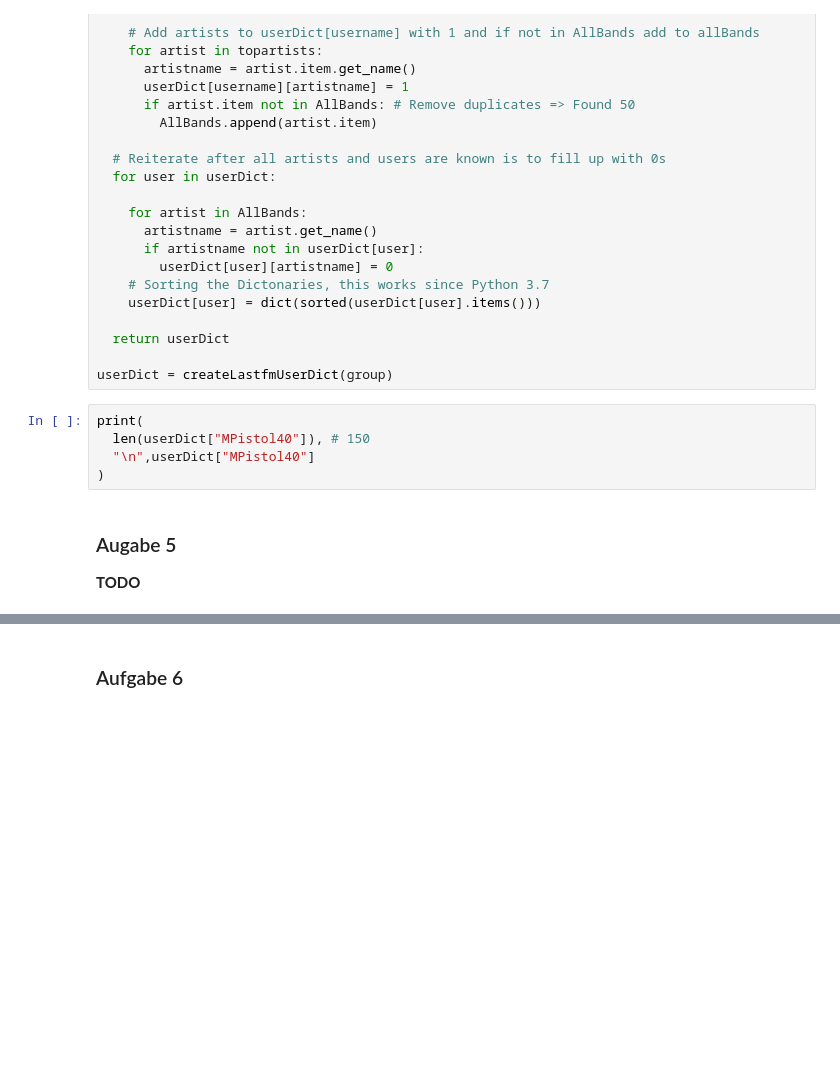
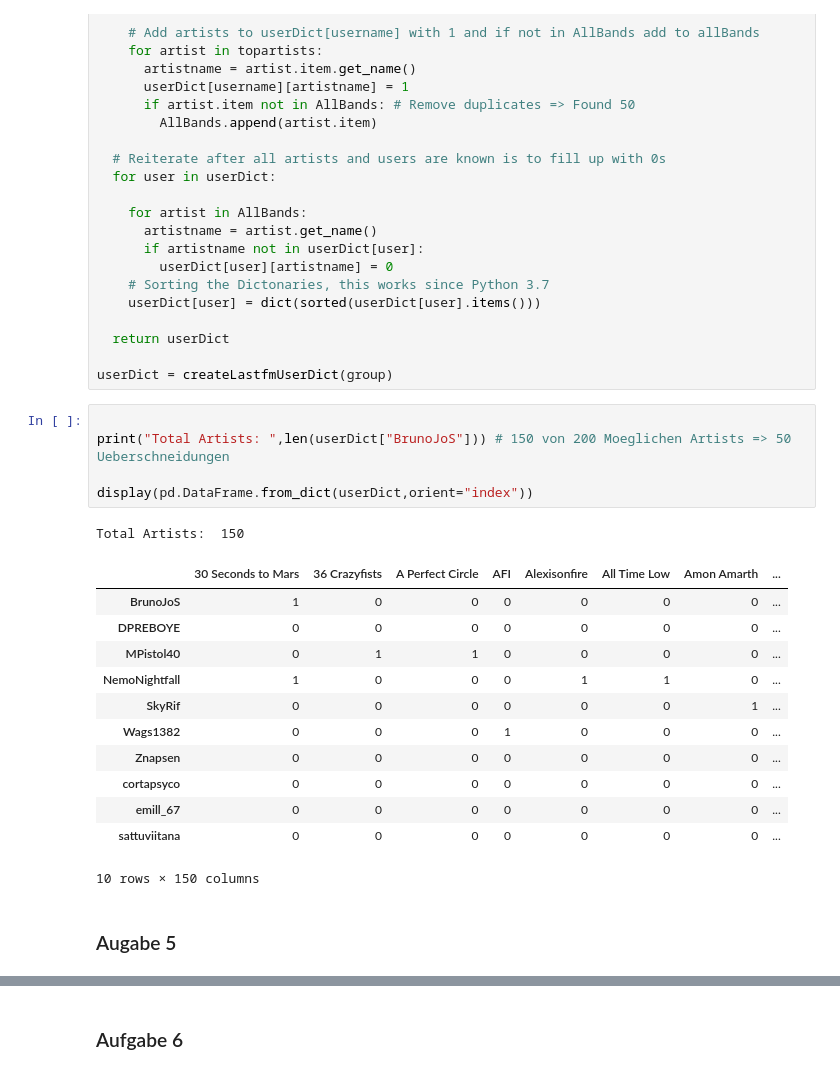
Before and after one commit to Branchverse/datamininglecture, a Jupyter notebook: 2_collaborative_recommender_systems/Abgabe/VersuchRecommenderSystem_Abgabe.ipynb, the cells around one changed output, grey strips where cells are left out. Saved outputs shown, nothing was run; the diff lists cells and outputs as text; blank space fills up the shorter version.

```diff
--- a/2_collaborative_recommender_systems/Abgabe/VersuchRecommenderSystem_Abgabe.ipynb
+++ b/2_collaborative_recommender_systems/Abgabe/VersuchRecommenderSystem_Abgabe.ipynb
@@ -800,15 +893,27 @@ def createLastfmUserDict(user_list):
   return userDict
 
 userDict = createLastfmUserDict(group)
-# %%
-print(
-  len(userDict["MPistol40"]), # 150
-  "\n",userDict["MPistol40"]
-)
+# %%
+
+print("Total Artists: ",len(userDict["BrunoJoS"])) # 150 von 200 Moeglichen Artists => 50 Ueberschneidungen
+
+display(pd.DataFrame.from_dict(userDict,orient="index"))
+# %% [output]
+Total Artists:  150
+|  | 30 Seconds to Mars | 36 Crazyfists | A Perfect Circle | AFI | Alexisonfire | All Time Low | Amon Amarth | ... |
+| BrunoJoS | 1 | 0 | 0 | 0 | 0 | 0 | 0 | ... |
+| DPREBOYE | 0 | 0 | 0 | 0 | 0 | 0 | 0 | ... |
+| MPistol40 | 0 | 1 | 1 | 0 | 0 | 0 | 0 | ... |
+| NemoNightfall | 1 | 0 | 0 | 0 | 1 | 1 | 0 | ... |
+| SkyRif | 0 | 0 | 0 | 0 | 0 | 0 | 1 | ... |
+| Wags1382 | 0 | 0 | 0 | 1 | 0 | 0 | 0 | ... |
+| Znapsen | 0 | 0 | 0 | 0 | 0 | 0 | 0 | ... |
+| cortapsyco | 0 | 0 | 0 | 0 | 0 | 0 | 0 | ... |
+| emill_67 | 0 | 0 | 0 | 0 | 0 | 0 | 0 | ... |
+| sattuviitana | 0 | 0 | 0 | 0 | 0 | 0 | 0 | ... |
+10 rows × 150 columns
 # %% [markdown]
 ### Augabe 5
-
-**TODO**
 # %%
 random_User = "BrunoJoS" # Totally random!
 result = topMatches(userDict, random_User, sim_euclid)
```
Also changed, not shown: parts of 25 cells of this notebook.
